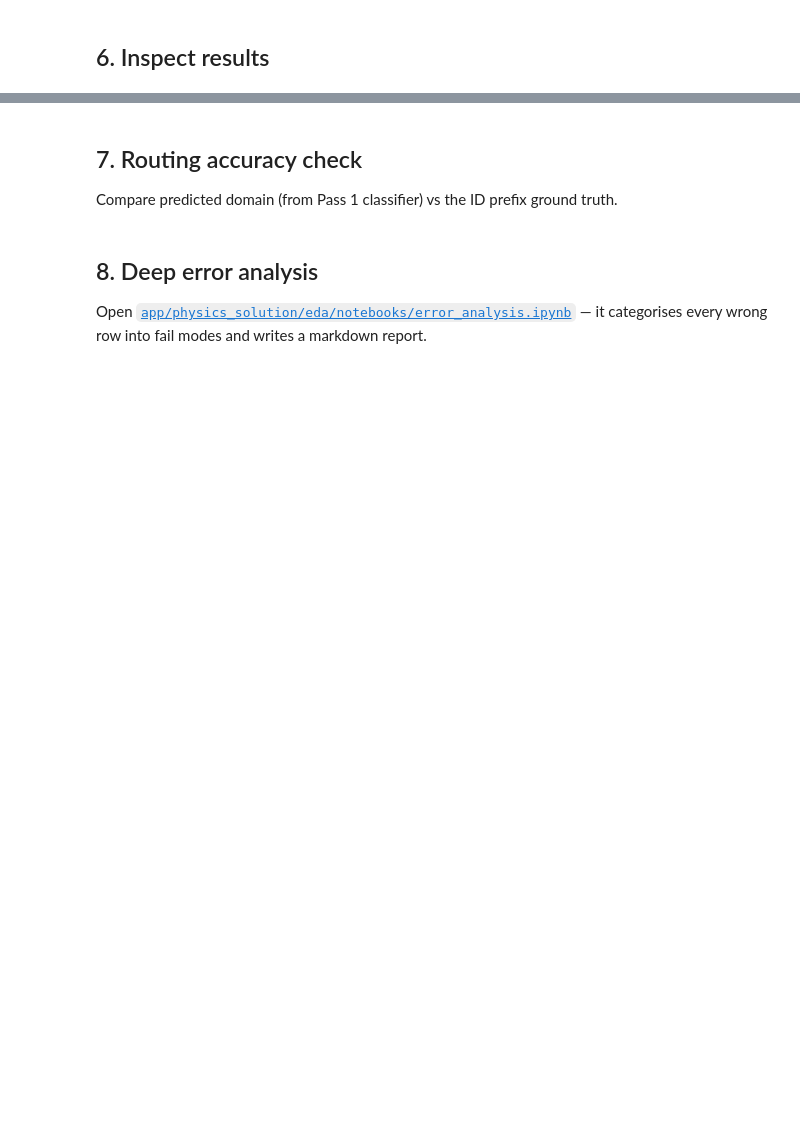
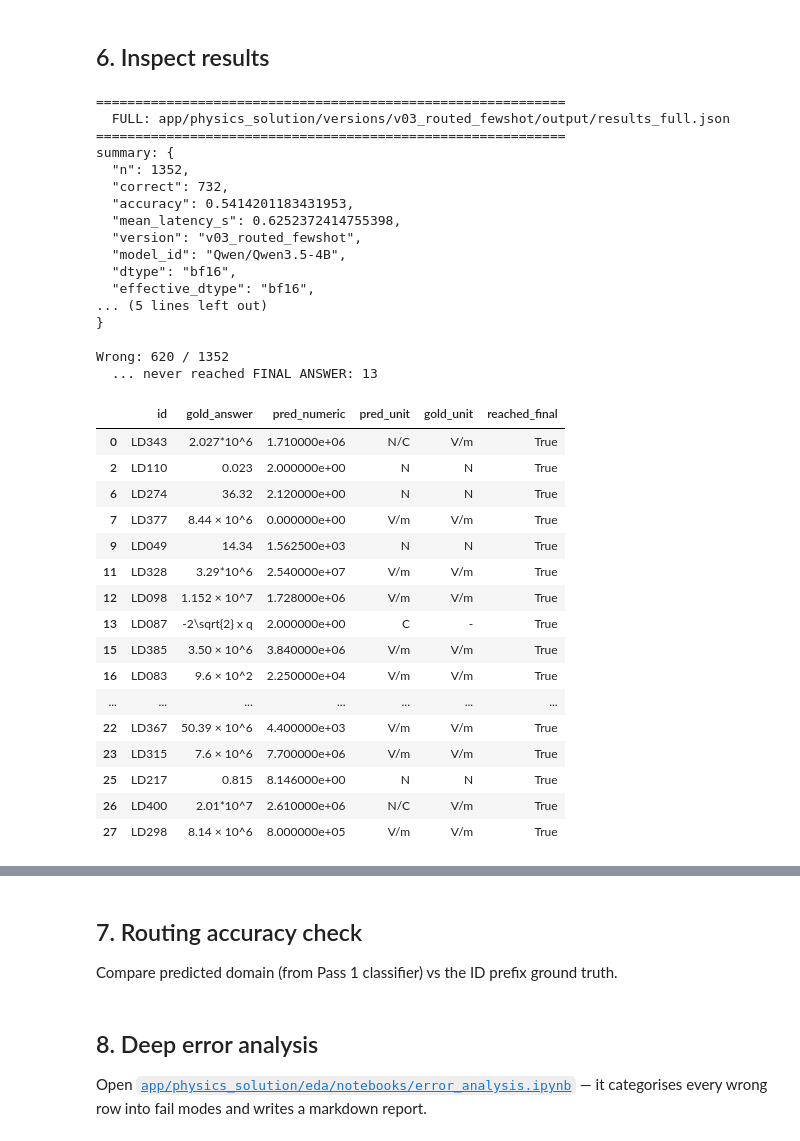
Before and after one commit to fishperson113/Exact_2026_Laplace-s_Red_Devils, a Jupyter notebook: app/physics_solution/versions/v03_routed_fewshot/run.ipynb, the cells around one changed output, grey strips where cells are left out. Drawn from its saved outputs; the diff is of its cells as text; code cells hidden in the pictures; blank space fills up the shorter version.

```diff
--- a/app/physics_solution/versions/v03_routed_fewshot/run.ipynb
+++ b/app/physics_solution/versions/v03_routed_fewshot/run.ipynb
@@ -66,0 +83,14 @@ print(f'\n\u2192 Using: {TEST_FILE}  \u2192  {OUT_FILE}')
+# %%
+import os
+
+# --- Full test (original data) ---
+FULL_TEST_FILE  = 'app/physics_solution/data/test/full_test.csv'
+FULL_OUT_FILE   = 'app/physics_solution/versions/v03_routed_fewshot/output/results_full.json'
+
+# --- Golden test (DeepSeek-rewritten CoT) ---
+GOLDEN_TEST_FILE = 'app/physics_solution/data/golden/deepseek-v4-pro_golden_data.csv'
+GOLDEN_OUT_FILE  = 'app/physics_solution/versions/v03_routed_fewshot/output/results_golden.json'
+
+for label, f in [('Full', FULL_TEST_FILE), ('Golden', GOLDEN_TEST_FILE)]:
+    assert os.path.exists(f), f"Not found: {f}"
+    print(f'{label}: {f}')
@@ -86,11 +207,51 @@ All knobs (batch size, dtype, max_new_tokens, ...) come from `config.py`. Add e.
 ## 6. Inspect results
 # %%
 import json, pandas as pd
-data = json.loads(open('app/physics_solution/versions/v03_routed_fewshot/output/results.json', encoding='utf-8').read())
-print('summary:', json.dumps(data['summary'], indent=2, ensure_ascii=False))
-df = pd.DataFrame(data['rows'])
-wrong = df[~df['is_correct']].copy()
-wrong['reached_final'] = wrong['completion'].str.contains('FINAL ANSWER', case=False, regex=False)
-print(f"\nWrong: {len(wrong)} / {len(df)}")
-print(f"  ... never reached FINAL ANSWER: {(~wrong['reached_final']).sum()}")
-wrong[['id', 'gold_answer', 'pred_numeric', 'pred_unit', 'gold_unit', 'reached_final']].head(20)
+
+for label, path in [('FULL', FULL_OUT_FILE), ('GOLDEN', GOLDEN_OUT_FILE)]:
+    print(f'\n{"="*60}')
+    print(f'  {label}: {path}')
+    print(f'{"="*60}')
+    data = json.loads(open(path, encoding='utf-8').read())
+    print('summary:', json.dumps(data['summary'], indent=2, ensure_ascii=False))
+    df = pd.DataFrame(data['rows'])
+    wrong = df[~df['is_correct']].copy()
+    wrong['reached_final'] = wrong['completion'].str.contains('FINAL ANSWER', case=False, regex=False)
+    print(f"\nWrong: {len(wrong)} / {len(df)}")
+    print(f"  ... never reached FINAL ANSWER: {(~wrong['reached_final']).sum()}")
+    display(wrong[['id', 'gold_answer', 'pred_numeric', 'pred_unit', 'gold_unit', 'reached_final']].head(20))
+# %% [output]
+============================================================
+  FULL: app/physics_solution/versions/v03_routed_fewshot/output/results_full.json
+============================================================
+summary: {
+  "n": 1352,
+  "correct": 732,
+  "accuracy": 0.5414201183431953,
+  "mean_latency_s": 0.6252372414755398,
+  "version": "v03_routed_fewshot",
+  "model_id": "Qwen/Qwen3.5-4B",
+  "dtype": "bf16",
+  "effective_dtype": "bf16",
+... (5 lines left out)
+}
+
+Wrong: 620 / 1352
+  ... never reached FINAL ANSWER: 13
+|  | id | gold_answer | pred_numeric | pred_unit | gold_unit | reached_final |
+| 0 | LD343 | 2.027*10^6 | 1.710000e+06 | N/C | V/m | True |
+| 2 | LD110 | 0.023 | 2.000000e+00 | N | N | True |
+| 6 | LD274 | 36.32 | 2.120000e+00 | N | N | True |
+| 7 | LD377 | 8.44 × 10^6 | 0.000000e+00 | V/m | V/m | True |
+| 9 | LD049 | 14.34 | 1.562500e+03 | N | N | True |
+| 11 | LD328 | 3.29*10^6 | 2.540000e+07 | V/m | V/m | True |
+| 12 | LD098 | 1.152 × 10^7 | 1.728000e+06 | V/m | V/m | True |
+| 13 | LD087 | -2\sqrt{2} x q | 2.000000e+00 | C | - | True |
+| 15 | LD385 | 3.50 × 10^6 | 3.840000e+06 | V/m | V/m | True |
+| 16 | LD083 | 9.6 × 10^2 | 2.250000e+04 | V/m | V/m | True |
+| ... | ... | ... | ... | ... | ... | ... |
+| 22 | LD367 | 50.39 × 10^6 | 4.400000e+03 | V/m | V/m | True |
+| 23 | LD315 | 7.6 × 10^6 | 7.700000e+06 | V/m | V/m | True |
+| 25 | LD217 | 0.815 | 8.146000e+00 | N | N | True |
+| 26 | LD400 | 2.01*10^7 | 2.610000e+06 | N/C | V/m | True |
+| 27 | LD298 | 8.14 × 10^6 | 8.000000e+05 | V/m | V/m | True |
```
Also changed, not shown: parts of 15 cells of this notebook, 36 other files.
